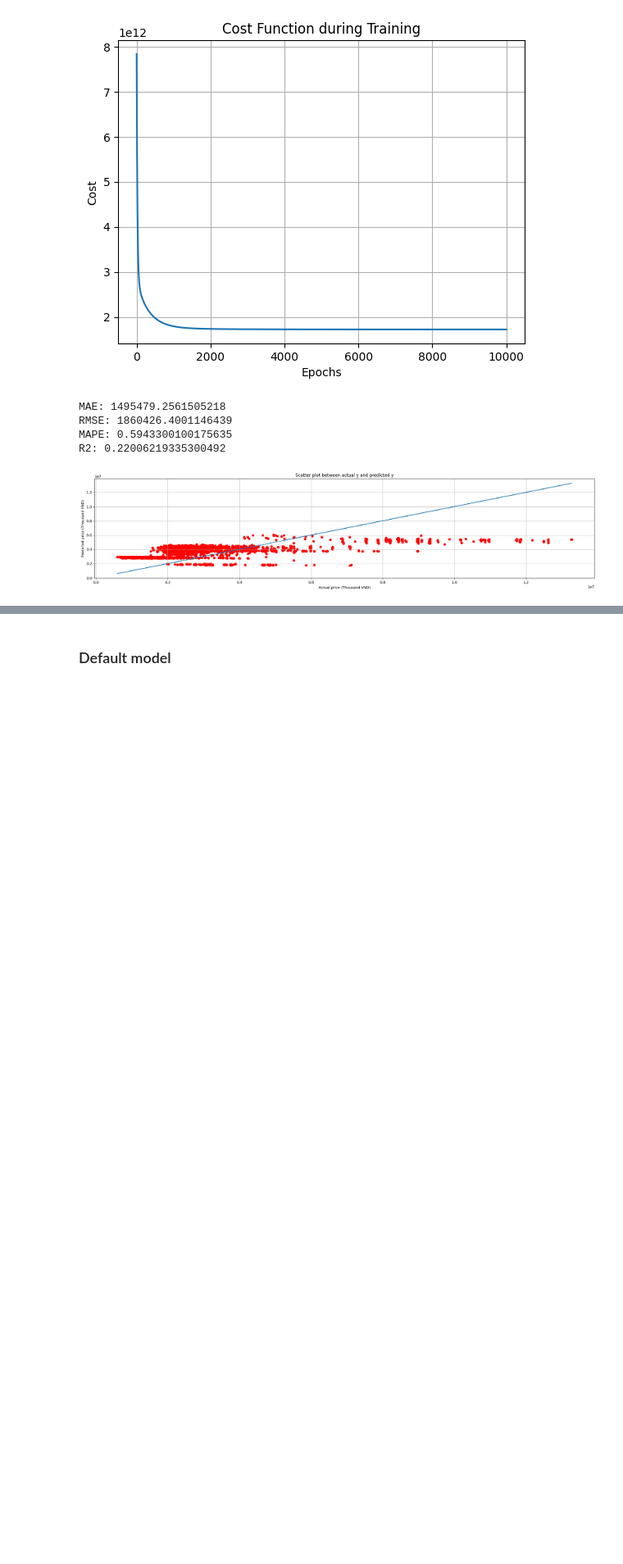
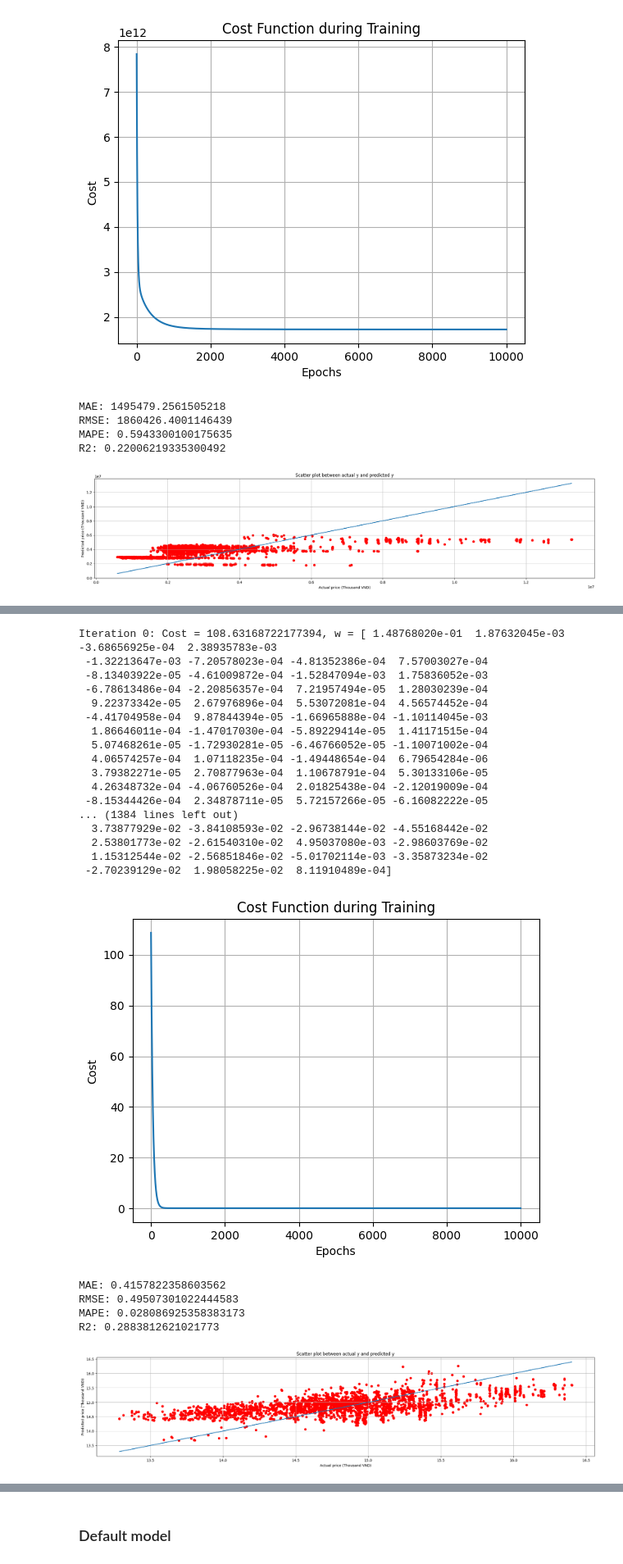
Before and after one commit to givoxxs/Airfare_KHDL, a Jupyter notebook: model/linear_regression.ipynb, the cells around one changed output, grey strips where cells are left out. Shown at 82% size. Drawn from its saved outputs; the diff is of its cells as text; code cells hidden in the pictures; blank space fills up the shorter version.

```diff
--- a/model/linear_regression.ipynb
+++ b/model/linear_regression.ipynb
@@ -317,0 +316,27 @@ R2: 0.22006219335300492
+# %%
+from scipy.stats.mstats import winsorize
+import numpy as np
+
+# Winsorizing: Cắt đuôi dữ liệu ở mức 1% thấp nhất và cao nhất
+def apply_winsorizing(data, lower_percentile=0.01, upper_percentile=0.99):
+    winsorized_data = winsorize(data, limits=(lower_percentile, 1 - upper_percentile))
+    return winsorized_data
+
+# Log-transform: Chuyển đổi cột Price sang log(Price)
+def apply_log_transform(data, column_name):
+    data[f'log_{column_name}'] = np.log(data[column_name])
+    return data
+
+# Áp dụng Winsorizing cho cột Price
+y_winsorized = apply_winsorizing(y.values, lower_percentile=0.01, upper_percentile=0.99)
+
+# Chuyển đổi dữ liệu thành log(Price)
+data = apply_log_transform(data, 'Price')
+
+# Cập nhật y_train và y_val với log-transform
+y_train_log = np.log(y_train)
+y_val_log = np.log(y_val)
+
+# In kết quả để kiểm tra
+print("Winsorized Price (first 5 values):", y_winsorized[:5])
+print("Log-transformed Price (first 5 values):", data['log_Price'].head())
@@ -318,3 +351,43 @@ R2: 0.22006219335300492
+# %%
+linear_reg_r = ModelLinearRegression()
+linear_reg_r.train(X_train_scaled, y_train_log)
+linear_y_pred_r = linear_reg_r.predict(X_val_scaled)
+
+# Đánh giá mô hình
+linear_score_mae, linear_score_rmse, linear_score_mape, linear_r2 = linear_reg_r.evaluate(y_val_log, linear_y_pred_r)
+
+# In kết quả
+print("MAE:", linear_score_mae)
+print("RMSE:", linear_score_rmse)
+print("MAPE:", linear_score_mape)
+print("R2:", linear_r2)
+
+# Vẽ biểu đồ
+linear_reg.plot_yy(25, 5, linear_y_pred_r, y_val_log)
+# %% [output]
+Iteration 0: Cost = 108.63168722177394, w = [ 1.48768020e-01  1.87632045e-03 -3.68656925e-04  2.38935783e-03
+ -1.32213647e-03 -7.20578023e-04 -4.81352386e-04  7.57003027e-04
+ -8.13403922e-05 -4.61009872e-04 -1.52847094e-03  1.75836052e-03
+ -6.78613486e-04 -2.20856357e-04  7.21957494e-05  1.28030239e-04
+  9.22373342e-05  2.67976896e-04  5.53072081e-04  4.56574452e-04
+ -4.41704958e-04  9.87844394e-05 -1.66965888e-04 -1.10114045e-03
+  1.86646011e-04 -1.47017030e-04 -5.89229414e-05  1.41171515e-04
+  5.07468261e-05 -1.72930281e-05 -6.46766052e-05 -1.10071002e-04
+  4.06574257e-04  1.07118235e-04 -1.49448654e-04  6.79654284e-06
+  3.79382271e-05  2.70877963e-04  1.10678791e-04  5.30133106e-05
+  4.26348732e-04 -4.06760526e-04  2.01825438e-04 -2.12019009e-04
+ -8.15344426e-04  2.34878711e-05  5.72157266e-05 -6.16082222e-05
+... (1384 lines left out)
+  3.73877929e-02 -3.84108593e-02 -2.96738144e-02 -4.55168442e-02
+  2.53801773e-02 -2.61540310e-02  4.95037080e-03 -2.98603769e-02
+  1.15312544e-02 -2.56851846e-02 -5.01702114e-03 -3.35873234e-02
+ -2.70239129e-02  1.98058225e-02  8.11910489e-04]
+[figure, added]
+MAE: 0.4157822358603562
+RMSE: 0.49507301022444583
+MAPE: 0.028086925358383173
+R2: 0.2883812621021773
+[figure, added]
 # %%
 testset = pd.read_csv('../clean_data/BigDS_test.csv')
 X_test = testset.drop(["Price"] , axis=1)
```
Also changed, not shown: parts of 6 cells of this notebook.
